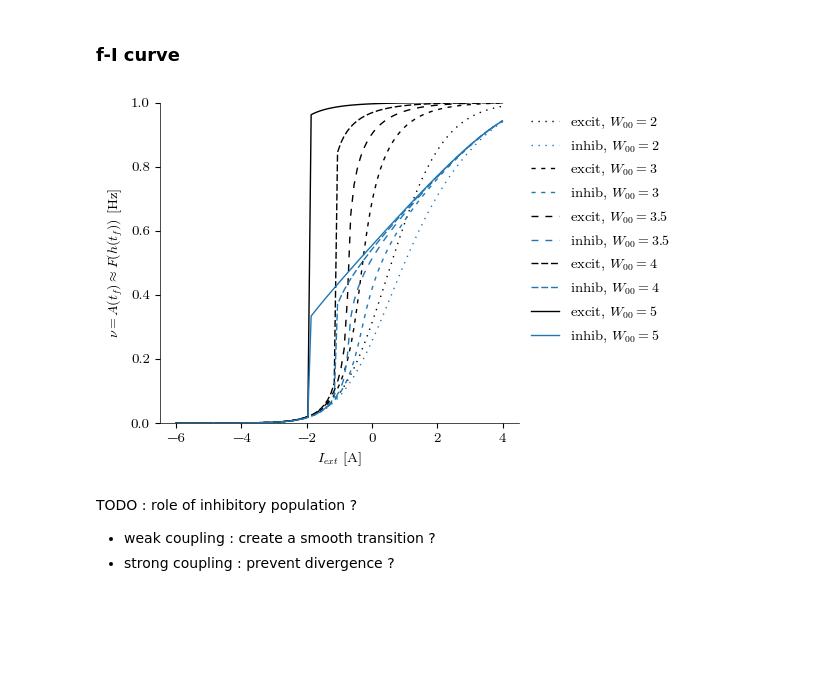
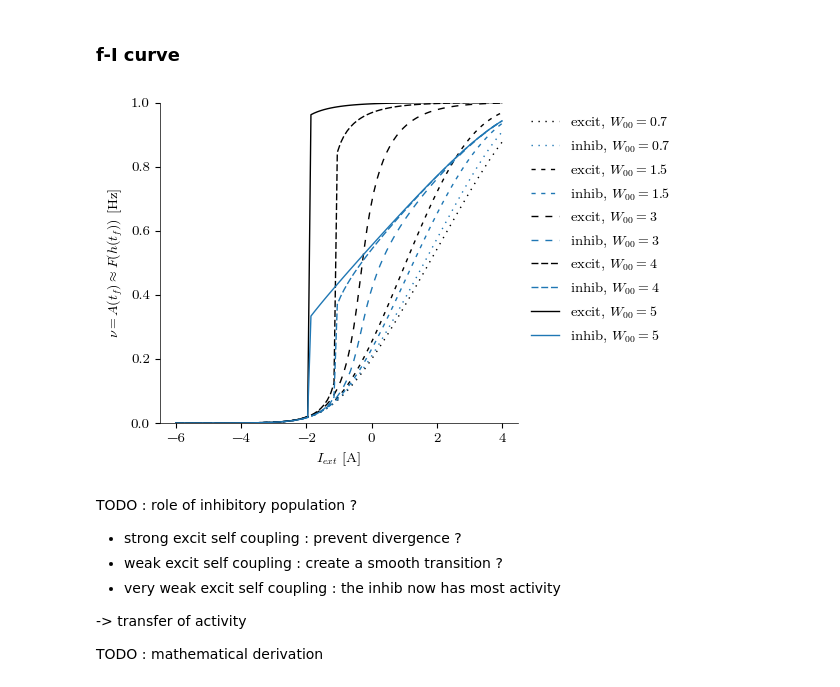
Before and after one commit to ninivert/BIO465-cortical-surround-suppression, a Jupyter notebook: src/notebook.ipynb, the cells around one changed output. Cells and saved outputs as stored; diff of their text form; code cells hidden in the pictures; blank space fills up the shorter version.

```diff
--- a/src/notebook.ipynb
+++ b/src/notebook.ipynb
@@ -73,7 +70,7 @@ for iax, spike_charge in enumerate((1, -1)):
 	ax.set_prop_cycle(None)  # reset color cycle
 
 	for I_ext in (-6, -2, -1.5, -1, -0.5, 0, 4):
-		pop = Populations(W=np.array([[2]]), tau=0.60, R=1, gain_fn=sigmoid, I_ext=Constant(I_ext) + spike_charge*delta)
+		pop = Populations(W=np.array([[2]]), tau=0.60, R=1, gain_fn=sigmoid, I_ext=Flat(I_ext) + spike_charge*delta)
 		res = pop.simulate_h(np.array([0]), (0, 15), dt_max=delta.eps/20)
 		ax.plot(res.t, pop.gain_fn(res.y[0]), label=f'$I_{{ext}} = {I_ext}$ A, $q = {spike_charge}$ C', linestyle='-' if iax == 0 else '--')
 
@@ -99,7 +96,7 @@ for W in (1, 2, 3):
 	ax.set_prop_cycle(None)  # reset color cycle
 
 	for I_ext in (-2, -1, -0):
-		pop = Populations(W=np.array([[W]]), tau=0.60, R=1, gain_fn=sigmoid, I_ext=Constant(I_ext))
+		pop = Populations(W=np.array([[W]]), tau=0.60, R=1, gain_fn=sigmoid, I_ext=Flat(I_ext))
 		res = pop.simulate_h(np.array([0]), (0, 6), dt_max=0.01)
 		ax.plot(res.t, pop.gain_fn(res.y[0]), label=f'$I_{{ext}} = {I_ext}$ A, W = {W}', linestyle={1: 'dotted', 2: 'dashed', 3: 'solid'}.get(W))
 
@@ -124,7 +121,7 @@ plt.close()
 fig, ax = plt.subplots(dpi=100)
 
 for I_ext in (-6, -2, -1.5, -1, -0.5, 0, 4):
-	pop = Populations(W=np.array([[2]]), tau=0.60, R=1, gain_fn=identity, I_ext=Constant(I_ext))
+	pop = Populations(W=np.array([[2]]), tau=0.60, R=1, gain_fn=identity, I_ext=Flat(I_ext))
 	res = pop.simulate_h(np.array([0]), (0, 5), dt_max=0.01)
 	ax.plot(res.t, sigmoid(res.y[0]), label=f'$I_{{ext}} = {I_ext}$ A')
 
@@ -143,7 +140,7 @@ plt.show()
 plt.close()
 fig, ax = plt.subplots(dpi=100)
 
-pop = Populations(W=np.array([[3.9, -4], [4, -7]]), tau=np.array([0.06, 0.012]), R=1, gain_fn=sigmoid, I_ext=Constant(np.array([-1, -1])))
+pop = Populations(W=np.array([[3.9, -4], [4, -7]]), tau=np.array([0.06, 0.012]), R=1, gain_fn=sigmoid, I_ext=Flat(np.array([-1, -1])))
 res = pop.simulate_h(np.array([0, 0]), (0, 20), dt_max=0.01)
 ax.plot(res.t, pop.gain_fn(res.y[0]), label='excitatory')
 ax.plot(res.t, pop.gain_fn(res.y[1]), label='inhibitory')
@@ -166,26 +163,31 @@ TODO
 # %%
 fig, ax = plt.subplots(dpi=100)
 I_exts = np.linspace(-6, 4, 100)
 
-for W00 in (2, 3, 3.5, 4, 5):
+for W00 in (0.7, 1.5, 3, 4, 5):
 	fs = []
 	ax.set_prop_cycle(None)  # reset color cycle
 
 	for I_ext in I_exts:
-		pop = Populations(W=np.array([[W00, -4], [4, -7]]), tau=np.array([0.06, 0.012]), R=1, gain_fn=sigmoid, I_ext=Constant(np.array([I_ext, I_ext])))
+		pop = Populations(W=np.array([[W00, -4], [4, -7]]), tau=np.array([0.06, 0.012]), R=1, gain_fn=sigmoid, I_ext=Flat(np.array([I_ext, I_ext])))
 		res = pop.simulate_h(np.array([0, 0]), (0, 2), dt_max=0.01)
 		fs.append(pop.gain_fn(res.y[:, -1]))
 
-	ax.plot(I_exts, fs, linestyle={2: (0, (1, 4)), 3: (0, (3, 4)), 3.5: (0, (5, 5)), 4: (0, (5, 2)), 5: 'solid'}.get(W00), label=[f'excit, $W_{{00}} = {W00}$', f'inhib, $W_{{00}} = {W00}$'])
+	ax.plot(I_exts, fs, linestyle={0.7: (0, (1, 4)), 1.5: (0, (3, 4)), 3: (0, (5, 5)), 4: (0, (5, 2)), 5: 'solid'}.get(W00), label=[f'excit, $W_{{00}} = {W00}$', f'inhib, $W_{{00}} = {W00}$'])
 
 ax.set_xlabel('$I_{ext}$ [A]')
 ax.set_ylabel('$\\nu = A(t_f) \\approx F(h(t_f))$ [Hz]')
 ax.set_ylim((0, 1))
 ax.legend(bbox_to_anchor=(1, 1), loc='upper left')
 plt.show()
 # %% [output]
-[figure, old version]
+[figure, new version]
 # %% [markdown]
 TODO : role of inhibitory population ?
-- weak coupling : create a smooth transition ?
-- strong coupling : prevent divergence ?
+- strong excit self coupling : prevent divergence ?
+- weak excit self coupling : create a smooth transition ?
+- very weak excit self coupling : the inhib now has most activity
+
+-> transfer of activity
+
+TODO : mathematical derivation
```
Also changed, not shown: parts of 7 cells of this notebook, 2 other files.
